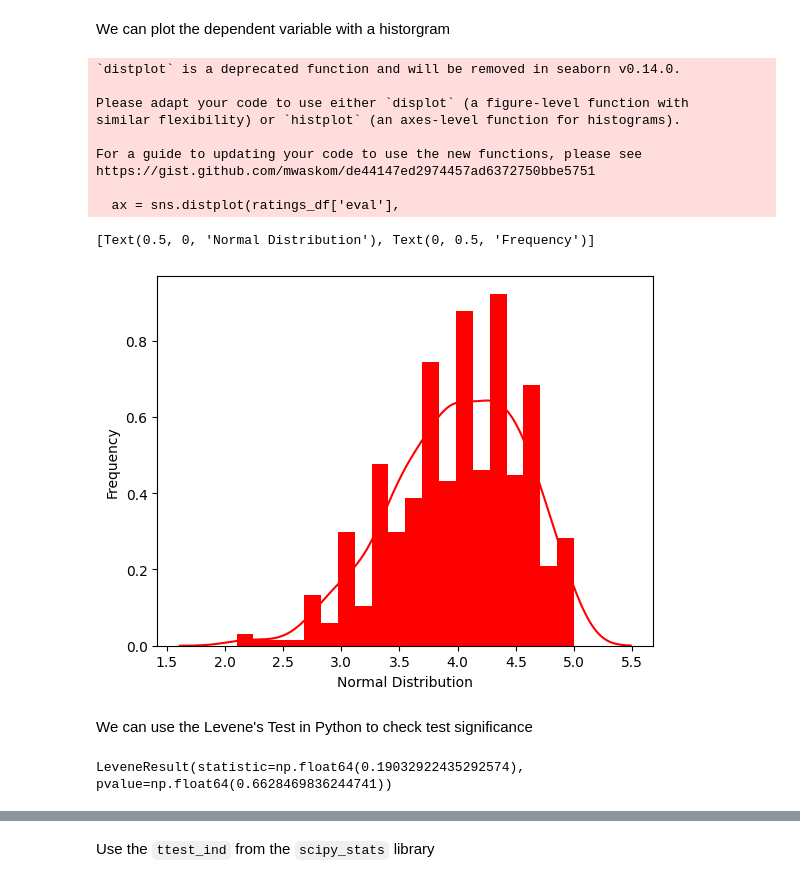
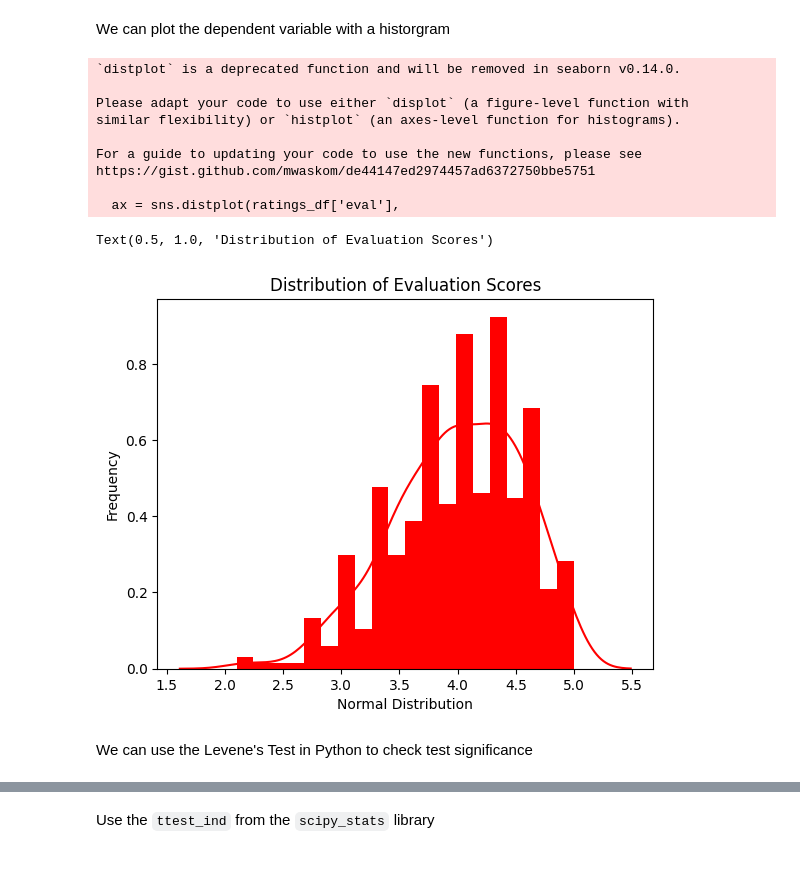
Before and after one commit to Rajdeep-G/study-material-classes, a Jupyter notebook: NSSTA-statistical-python/NSSTA_Hands_on_Statistical_Computing_2.ipynb, the cells around one changed output, grey strips where cells are left out. Cells and saved outputs as stored; diff of their text form; code cells hidden in the pictures.

```diff
--- a/NSSTA-statistical-python/NSSTA_Hands_on_Statistical_Computing_2.ipynb
+++ b/NSSTA-statistical-python/NSSTA_Hands_on_Statistical_Computing_2.ipynb
@@ -73,32 +57,36 @@ State the hypothesis
 -   $H_1: µ\_1 ≠ µ\_2$ ("there is a difference in evaluation scores between male and females")
 # %% [markdown]
 We can plot the dependent variable with a historgram
-# %%
-ax = sns.distplot(ratings_df['eval'],
-                  bins=20,
-                  kde=True,
-                  color='red',
-                  hist_kws={"linewidth": 15,'alpha':1})
-ax.set(xlabel='Normal Distribution', ylabel='Frequency')
-## we can assume it is normal
-# %% [output]
-`distplot` is a deprecated function and will be removed in seaborn v0.14.0.
-
-Please adapt your code to use either `displot` (a figure-level function with
-similar flexibility) or `histplot` (an axes-level function for histograms).
-
-For a guide to updating your code to use the new functions, please see
-https://gist.github.com/mwaskom/de44147ed2974457ad6372750bbe5751
-
-  ax = sns.distplot(ratings_df['eval'],
-[Text(0.5, 0, 'Normal Distribution'), Text(0, 0.5, 'Frequency')]
-[figure, removed]
+# %%
+# Create a distribution plot for the 'eval' column in ratings_df
+# Note: sns.distplot is deprecated in newer versions; sns.histplot(kde=True) is the modern equivalent
+ax = sns.distplot(ratings_df['eval'],
+                  bins=20,           # Divide the data into 20 equal-width vertical bars (bins)
+                  kde=True,          # Draw a Kernel Density Estimate line (the smooth curve over the bars)
+                  color='red',       # Set the overall color theme to red
+                  # hist_kws: customize the bars (histogram)
+                  # linewidth: thickness of the bar outlines
+                  # alpha: transparency (1 means fully opaque, 0 means transparent)
+                  hist_kws={"linewidth": 15, 'alpha': 1})
+
+# Set the labels for the horizontal (x) and vertical (y) axes
+ax.set(xlabel='Normal Distribution', ylabel='Frequency')
+
+# Adding a title is usually a good practice for clarity
+ax.set_title('Distribution of Evaluation Scores')
+
+## We can assume it is normal if the curve follows a symmetrical 'bell' shape
+# %% [output]
+`distplot` is a deprecated function and will be removed in seaborn v0.14.0.
+
+Please adapt your code to use either `displot` (a figure-level function with
+similar flexibility) or `histplot` (an axes-level function for histograms).
+
+For a guide to updating your code to use the new functions, please see
+https://gist.github.com/mwaskom/de44147ed2974457ad6372750bbe5751
+
+  ax = sns.distplot(ratings_df['eval'],
+Text(0.5, 1.0, 'Distribution of Evaluation Scores')
+[figure, added]
 # %% [markdown]
 We can use the Levene's Test in Python to check test significance
-# %%
-scipy.stats.levene(ratings_df[ratings_df['gender'] == 'female']['eval'],
-                   ratings_df[ratings_df['gender'] == 'male']['eval'], center='mean')
-
-# since the p-value is greater than 0.05 we can assume equality of variance
-# %% [output]
-LeveneResult(statistic=np.float64(0.19032922435292574), pvalue=np.float64(0.6628469836244741))
```
Also changed, not shown: parts of 36 cells of this notebook.
